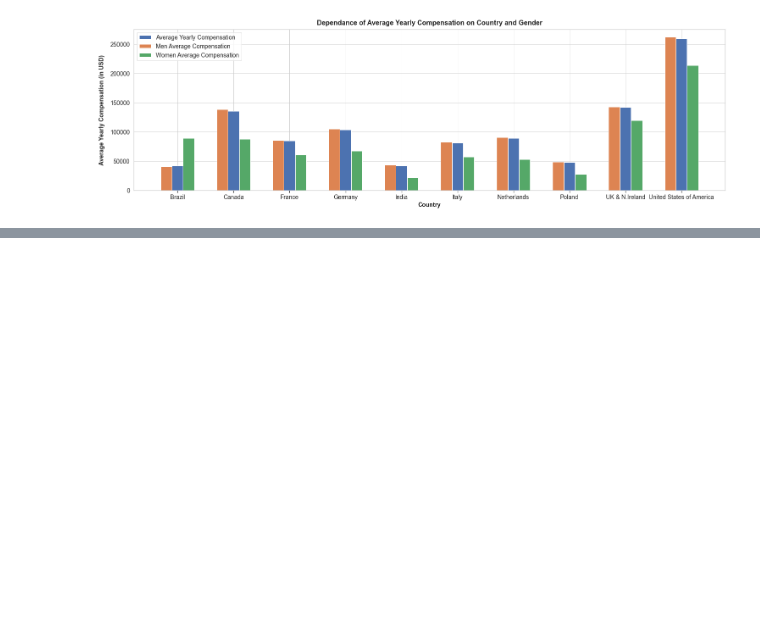
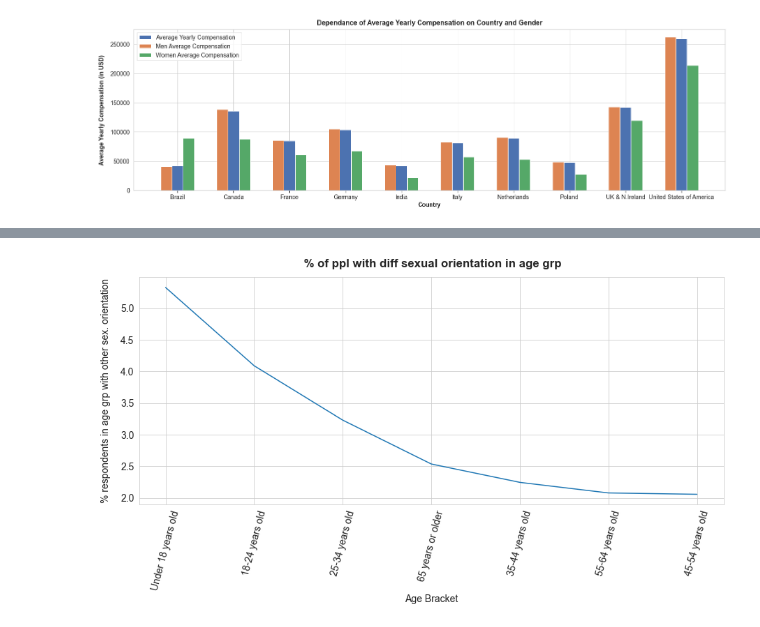
Before and after one commit to kritij19/EDA-Stack_OverFlow_2021_Developer_Survey, a Jupyter notebook: Analysis.ipynb, the cells around one changed output, grey strips where cells are left out. Drawn from its saved outputs; the diff is of its cells as text; code cells hidden in the pictures; blank space fills up the shorter version.

```diff
--- a/Analysis.ipynb
+++ b/Analysis.ipynb
@@ -778,4 +796,6 @@ plt.show()
 # %%
+# Making a copy of the original dataframe
+sex_df = columnsplit(survey_results_filtered.Sexuality)
 
-sex_df = split_multicolumn(survey_results_filtered.Sexuality)
+# Dropping rows with other values
 sex_df.drop(columns = ['Prefer not to say', 'Prefer to self-describe:'], inplace = True)
@@ -797,5 +801,0 @@ sex_df['totalrespondants'] = sex_df.sum(axis = 1)
-# %%
-sex_df['percentnonbinary'] = (sex_df.Bisexual + sex_df['Gay or Lesbian'] + sex_df.Queer)/ sex_df['totalrespondants'] *100
-# %%
-sex_df = sex_df.sort_values('percenytnonbinary', ascending = False)
-# sex_df.drop(['Prefer not to say'], inplace = True)
@@ -812,0 +826,20 @@ plt.plot(sex_df.index, sex_df.percenytnonbinary);
+# %%
+# Adding a column for total respondents in each age bracket
+sex_df = sex_df.groupby('Age').sum()
+sex_df['totalrespondants'] = sex_df.sum(axis = 1)
+
+# Adding a column for percent of people with other sexual orientation of total number of respondents in that age group
+sex_df['%otherorientation'] = (sex_df.Bisexual + sex_df['Gay or Lesbian'] + sex_df.Queer)/ sex_df['totalrespondants'] *100
+
+sex_df = sex_df.drop('Prefer not to say')
+
+sex_df = sex_df.sort_values('%otherorientation', ascending = False)
+# %%
+plt.figure(figsize = (15,6))
+plt.plot(sex_df.index, sex_df['%otherorientation'])
+plt.xlabel('Age Bracket')
+plt.ylabel('% respondents in age grp with other sex. orientation', labelpad = 14)
+plt.title(' % of ppl with diff sexual orientation in age grp', fontweight = 'bold', pad = 14)
+plt.xticks(rotation = 75);
+# %% [output]
+[figure, added]
```
Also changed, not shown: parts of 77 cells of this notebook.
